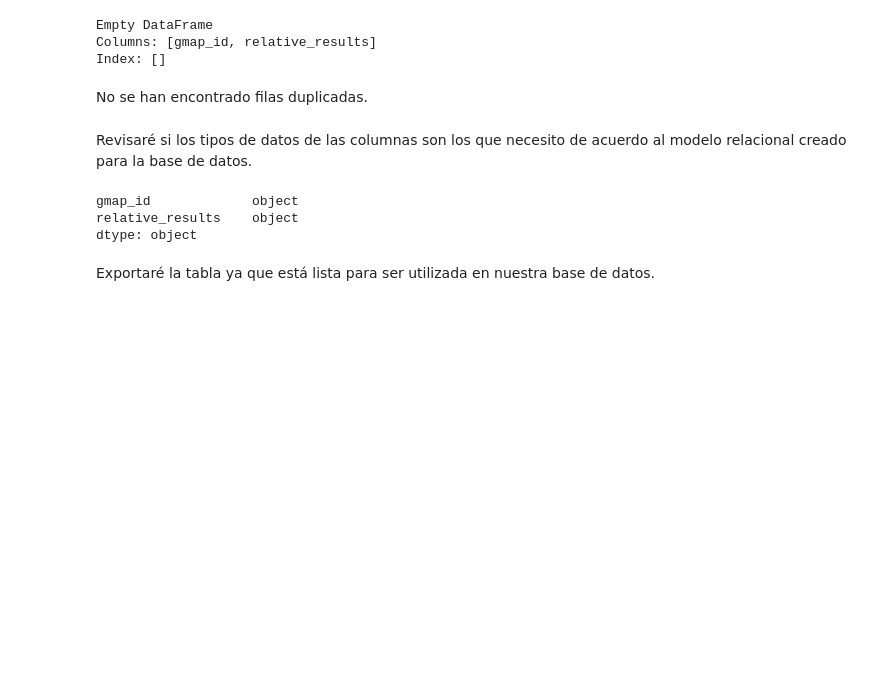
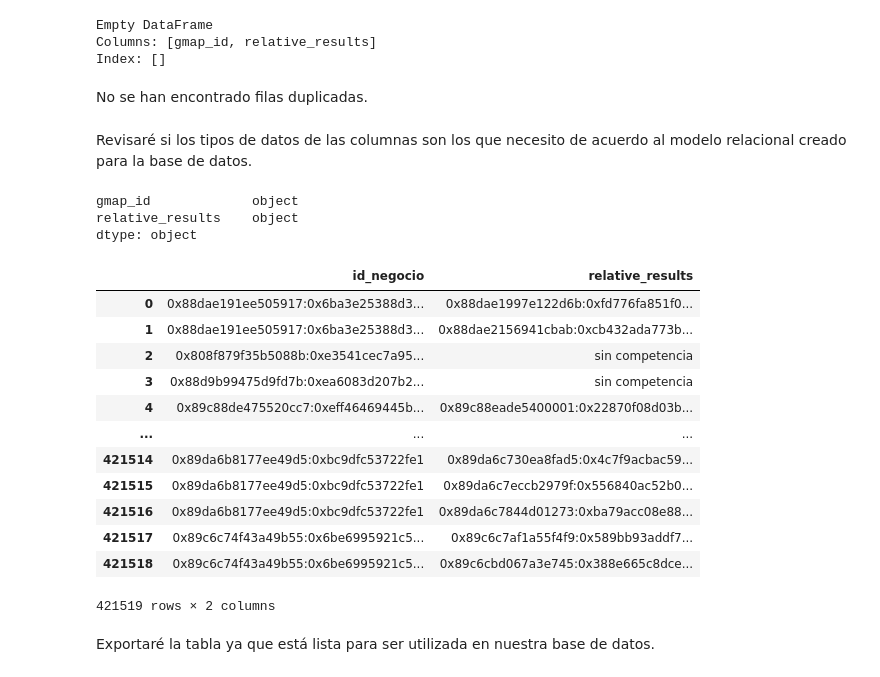
Before and after one commit to agustin-caceres/DataPulse_Gmaps_Yelp, a Jupyter notebook: notebooks/ETL/Google/7.g_relativer_result.ipynb, the cells around one changed output. Saved outputs shown, nothing was run; the diff lists cells and outputs as text; code cells hidden in the pictures; blank space fills up the shorter version.

Commit message:
tablas actualizadas

```diff
--- a/notebooks/ETL/Google/7.g_relativer_result.ipynb
+++ b/notebooks/ETL/Google/7.g_relativer_result.ipynb
@@ -157,6 +157,24 @@ print(tabla_final.dtypes)
 gmap_id             object
 relative_results    object
 dtype: object
+# %%
+# Modifico el nombre de la columna "gmap_id" por "id_negocio"
+tabla_final = tabla_final.rename(columns={'gmap_id': 'id_negocio'})
+tabla_final
+# %% [output]
+|  | id_negocio | relative_results |
+| 0 | 0x88dae191ee505917:0x6ba3e25388d3... | 0x88dae1997e122d6b:0xfd776fa851f0... |
+| 1 | 0x88dae191ee505917:0x6ba3e25388d3... | 0x88dae2156941cbab:0xcb432ada773b... |
+| 2 | 0x808f879f35b5088b:0xe3541cec7a95... | sin competencia |
+| 3 | 0x88d9b99475d9fd7b:0xea6083d207b2... | sin competencia |
+| 4 | 0x89c88de475520cc7:0xeff46469445b... | 0x89c88eade5400001:0x22870f08d03b... |
+| ... | ... | ... |
+| 421514 | 0x89da6b8177ee49d5:0xbc9dfc53722fe1 | 0x89da6c730ea8fad5:0x4c7f9acbac59... |
+| 421515 | 0x89da6b8177ee49d5:0xbc9dfc53722fe1 | 0x89da6c7eccb2979f:0x556840ac52b0... |
+| 421516 | 0x89da6b8177ee49d5:0xbc9dfc53722fe1 | 0x89da6c7844d01273:0xba79acc08e88... |
+| 421517 | 0x89c6c74f43a49b55:0x6be6995921c5... | 0x89c6c7af1a55f4f9:0x589bb93addf7... |
+| 421518 | 0x89c6c74f43a49b55:0x6be6995921c5... | 0x89c6cbd067a3e745:0x388e665c8dce... |
+421519 rows × 2 columns
 # %% [markdown]
 Exportaré la tabla ya que está lista para ser utilizada en nuestra base de datos.
 # %%
```
Also changed, not shown: 2 other files.
